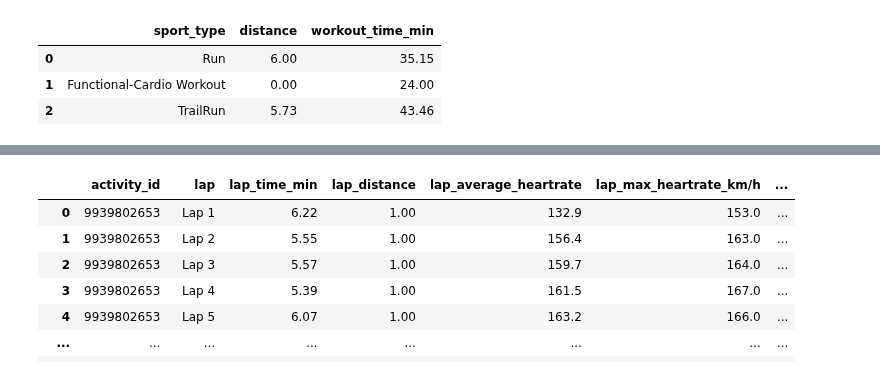
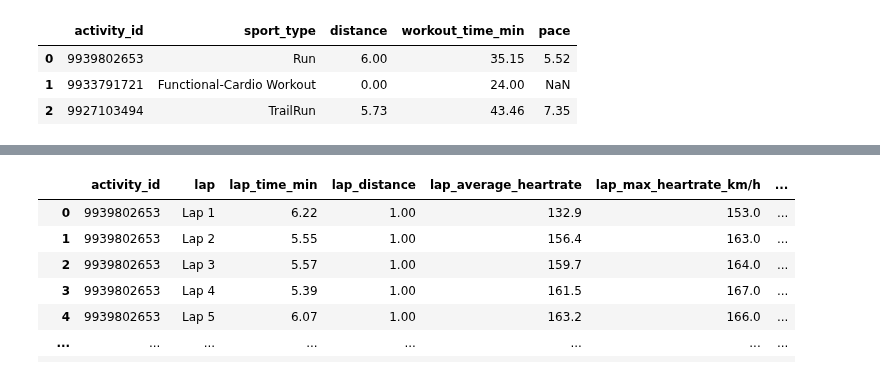
Before and after one commit to ManuelElizaldi/PyStrava, a Jupyter notebook: TroubleShootingNotebook.ipynb, the cells around one changed output, grey strips where cells are left out. Cells and saved outputs as stored; diff of their text form; code cells hidden in the pictures.

Commit message:
finished the pace column in the troubleshooting notebook

```diff
--- a/TroubleShootingNotebook.ipynb
+++ b/TroubleShootingNotebook.ipynb
@@ -82,3 +82,6 @@ merged = df.merge(lap_stats, on = 'activity_id')
 
 # Rounding the avg lap time column
 merged[['avg_lap_time']] = round(merged[['avg_lap_time']],2)
+
+# Getting the pace column
+merged['pace'] = round((merged['workout_time_min']/merged['distance']) - ((merged['workout_time_min']/merged['distance'])%1) + ((((merged['workout_time_min']/merged['distance'])%1)*60)/100),2)
@@ -85,10 +104,13 @@ merged[['avg_lap_time']] = round(merged[['avg_lap_time']],2)
 # %%
 # Generating a copy of the merged dataframe
+# df['workout_time_min'] = round(df['workout_time_min'] - (df['workout_time_min']%1) + (((df['workout_time_min']%1) * 60)/100),2)
+#  ((((merged_testing['workout_time_min']/merged_testing['distance'])%1)*60)/100)
 merged_testing = merged.copy()
-merged_testing = merged_testing[['sport_type','distance','workout_time_min']]
+merged_testing = merged_testing[['activity_id','sport_type','distance','workout_time_min']]
+merged_testing['pace'] = round((merged_testing['workout_time_min']/merged_testing['distance']) - ((merged_testing['workout_time_min']/merged_testing['distance'])%1) + ((((merged_testing['workout_time_min']/merged_testing['distance'])%1)*60)/100),2)
 merged_testing.head(3)
 # %% [output]
-|  | sport_type | distance | workout_time_min |
-| 0 | Run | 6.00 | 35.15 |
-| 1 | Functional-Cardio Workout | 0.00 | 24.00 |
-| 2 | TrailRun | 5.73 | 43.46 |
+|  | activity_id | sport_type | distance | workout_time_min | pace |
+| 0 | 9939802653 | Run | 6.00 | 35.15 | 5.52 |
+| 1 | 9933791721 | Functional-Cardio Workout | 0.00 | 24.00 | NaN |
+| 2 | 9927103494 | TrailRun | 5.73 | 43.46 | 7.35 |
```
Also changed, not shown: parts of 5 cells of this notebook.
